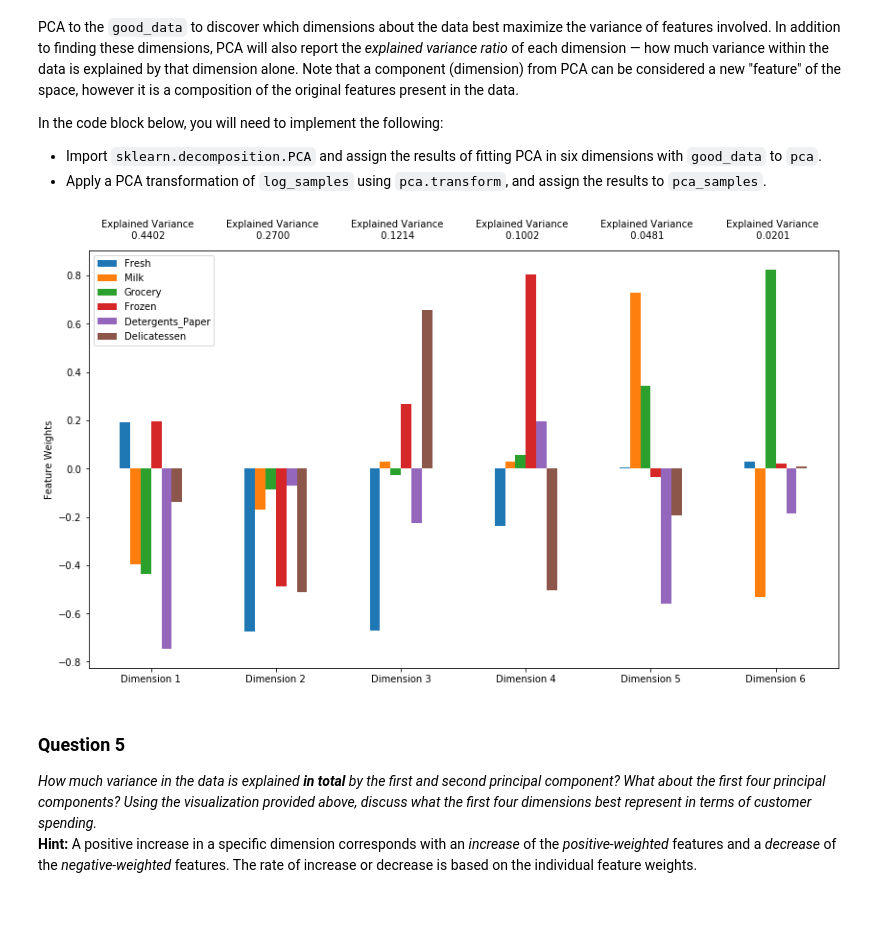
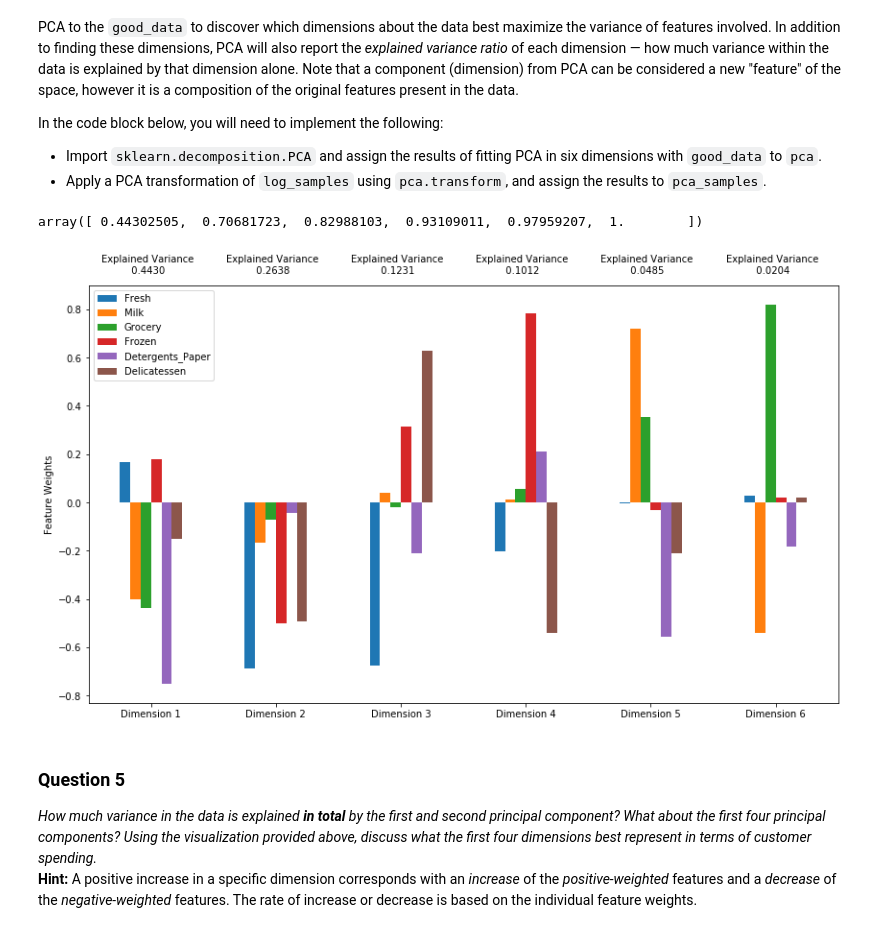
Before and after one commit to vivekkrishna/Machine-Learning-Projects, a Jupyter notebook: customer_segments/customer_segments.ipynb, the cells around one changed output. Cells and saved outputs as stored; diff of their text form; code cells hidden in the pictures.

```diff
--- a/customer_segments/customer_segments.ipynb
+++ b/customer_segments/customer_segments.ipynb
@@ -225,6 +251,8 @@ In the code block below, you will need to implement the following:
 Once you have performed this implementation, the dataset will be stored in the variable `good_data`.
 # %%
 # For each feature find the data points with extreme high or low values
+from collections import Counter
+cnt = Counter()
 for feature in log_data.keys():
 
     # TODO: Calculate Q1 (25th percentile of the data) for the given feature
@@ -238,10 +266,17 @@ for feature in log_data.keys():
 
     # Display the outliers
     print "Data points considered outliers for the feature '{}':".format(feature)
-    display(log_data[~((log_data[feature] >= Q1 - step) & (log_data[feature] <= Q3 + step))])
+    outlierLogData = log_data[~((log_data[feature] >= Q1 - step) & (log_data[feature] <= Q3 + step))]
+    display(outlierLogData)
+#     print outlierLogData.index.values
+    for ind in outlierLogData.index.values:
+        cnt[ind] += 1
+
+
 
 # OPTIONAL: Select the indices for data points you wish to remove
-outliers  = [75,154,66]
+outliers  = [75,154,66,65,128]
+print cnt
 
 # Remove the outliers, if any were specified
 good_data = log_data.drop(log_data.index[outliers]).reset_index(drop = True)
@@ -326,15 +366,18 @@ In the code block below, you will need to implement the following:
 # %%
 from sklearn.decomposition import PCA
 # TODO: Apply PCA by fitting the good data with the same number of dimensions as features
 pca = PCA(n_components=6)
 pca.fit(good_data)
 # TODO: Transform log_samples using the PCA fit above
 pca_samples = pca.transform(log_samples)
 
 # Generate PCA results plot
 pca_results = vs.pca_results(good_data, pca)
+
+np.cumsum(pca.explained_variance_ratio_)
 # %% [output]
+array([ 0.44302505,  0.70681723,  0.82988103,  0.93109011,  0.97959207,  1.        ])
-[figure, old version]
+[figure, new version]
 # %% [markdown]
 ### Question 5
 *How much variance in the data is explained* ***in total*** *by the first and second principal component? What about the first four principal components? Using the visualization provided above, discuss what the first four dimensions best represent in terms of customer spending.*
```
Also changed, not shown: parts of 21 cells of this notebook, 1 other file.
